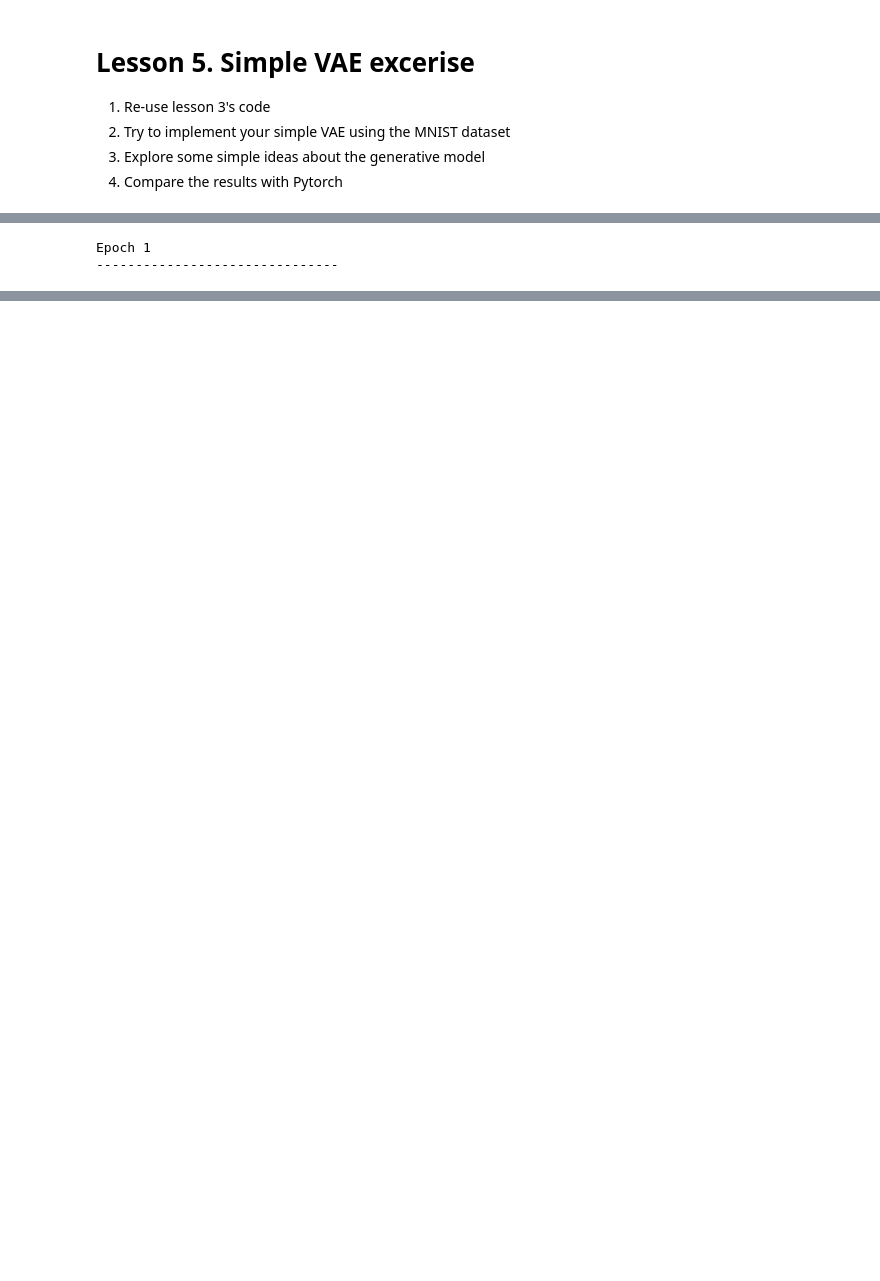
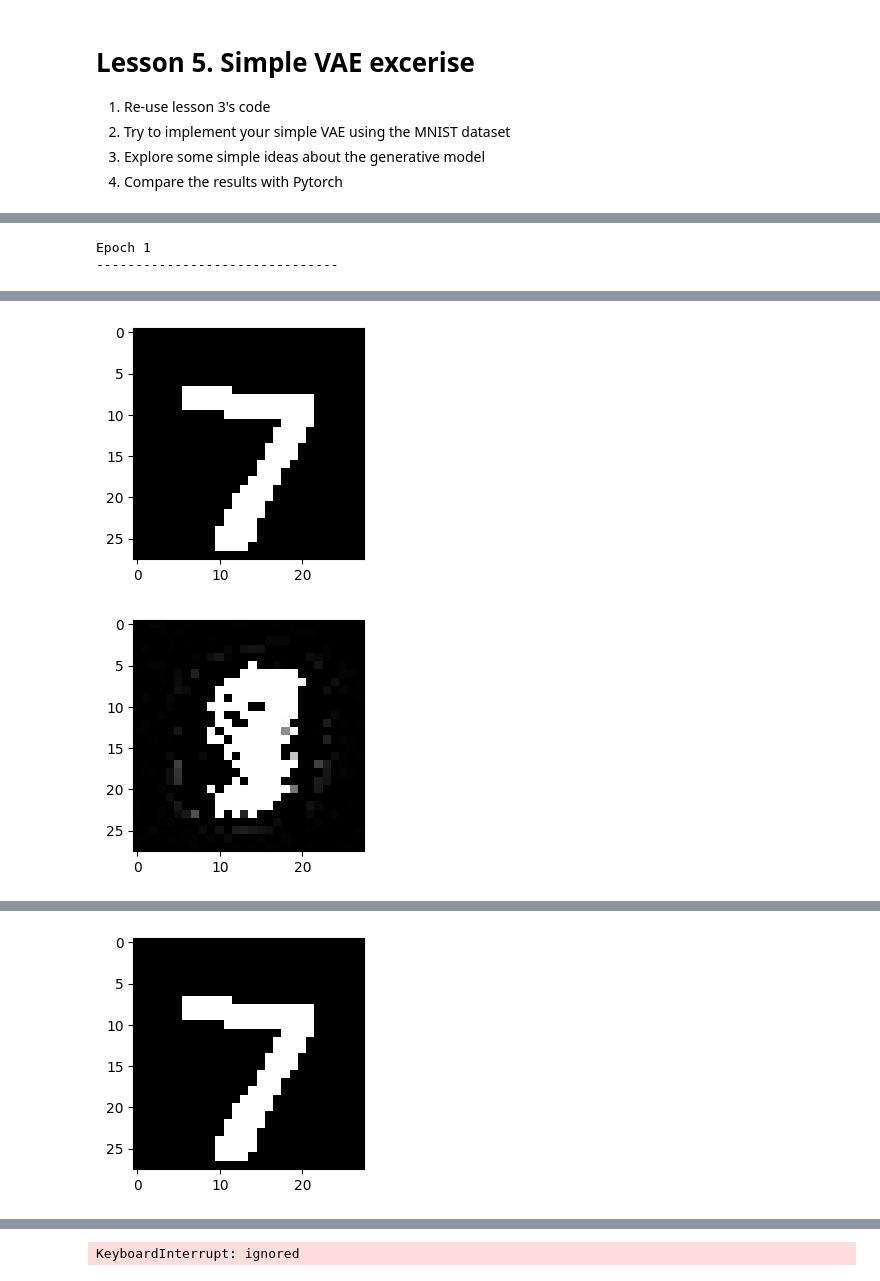
Before and after one commit to Lyshen/PiggyToy, a Jupyter notebook: Lesson05_VAE_practice.ipynb, the cells around one changed output, grey strips where cells are left out. Cells and saved outputs as stored; diff of their text form; code cells hidden in the pictures; blank space fills up the shorter version.

```diff
--- a/Lesson05_VAE_practice.ipynb
+++ b/Lesson05_VAE_practice.ipynb
@@ -169,8 +184,10 @@ class VAE:
             Sigmoid_Active_Function(),
             Linear(50, 100),
             Sigmoid_Active_Function(),
-            Linear(100, size_of_features)
+            Linear(100, size_of_features),
+            Sigmoid_Active_Function()
         ])
+        self.bottle_layer = 3
 
     def forward(self, X):
         Z = self.model.forward(X)
@@ -180,20 +197,31 @@ class VAE:
         d = self.model.backward(E)
         return d
 
+    def predict(self, X):
+        Y = self.model.predict(X)
+        return Y
+
     def update_weights(self, learning_rate):
         self.model.update_weights(learning_rate)
 
     def encode(self, X):
+        Z = X
+        for i in range(self.bottle_layer):
+            Z = self.model.operator_list[i].predict(Z)
+        return Z
+
+    def decode(self, Z):
+        X = Z
+        for i in range(self.bottle_layer, len(self.model.operator_list)):
+            X = self.model.operator_list[i].predict(X)
         return X
-
-    def decode(self, ):
-        return X
 # %%
-demo_vae = VAE(28*28, 2)
+demo_vae = VAE(28*28, 32)
 loss = Cross_Entropy_Loss()
 
 epochs = 200
 m = train_labels.shape[0]
+
 for t in range(epochs):
     if t % 10 == 0:
         print(f"Epoch {t+1}\n-------------------------------")
@@ -205,17 +233,32 @@ for t in range(epochs):
     for batch_id in range(batch_size):
         batch_index = batch_matrix[batch_id, :]
         X = train_features[batch_index, :]
-        Y = train_labels[batch_index, :]
+        Y = train_features[batch_index, :]
 
         Z = demo_vae.forward(X)
+        #print(Z.shape)
         predicts, l = loss.forward(Z, Y)
 
         dL_by_dZ = loss.backward(Y)
         dL_by_dW = demo_vae.backward(dL_by_dZ)
 
-        demo_vae.update_weights(learning_rate = 0.5)
+        demo_vae.update_weights(learning_rate = 10.)
 
     print('t:', t+1, ' loss :', l)
+
+    if (t % 51 == 0):
+        X = test_features
+        Y = demo_vae.predict(X)
+        encode1 = np.resize(X[0], (28, 28))
+        decode1 = np.resize(Y[0], (28, 28))
+
+        figure = plt.figure(figsize=(3, 3))
+        plt.imshow(encode1, cmap='gray')
+        plt.show()
+
+        figure = plt.figure(figsize=(3, 3))
+        plt.imshow(decode1, cmap='gray')
+        plt.show()
 # %% [output]
 Epoch 1
 -------------------------------
@@ -222,0 +266,2 @@ ValueError: ignored
+[figure, added]
+[figure, added]
@@ -222,0 +285 @@ ValueError: ignored
+[figure, added]
@@ -222,0 +310 @@ ValueError: ignored
+KeyboardInterrupt: ignored
```
Also changed, not shown: parts of 3 cells of this notebook.
